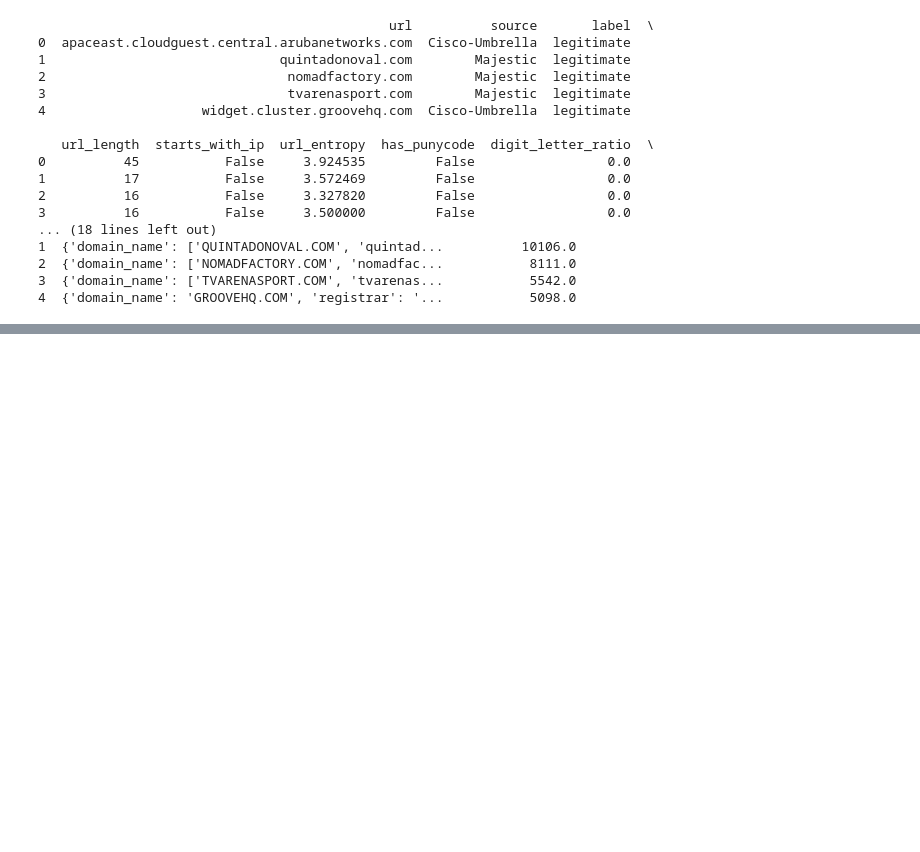
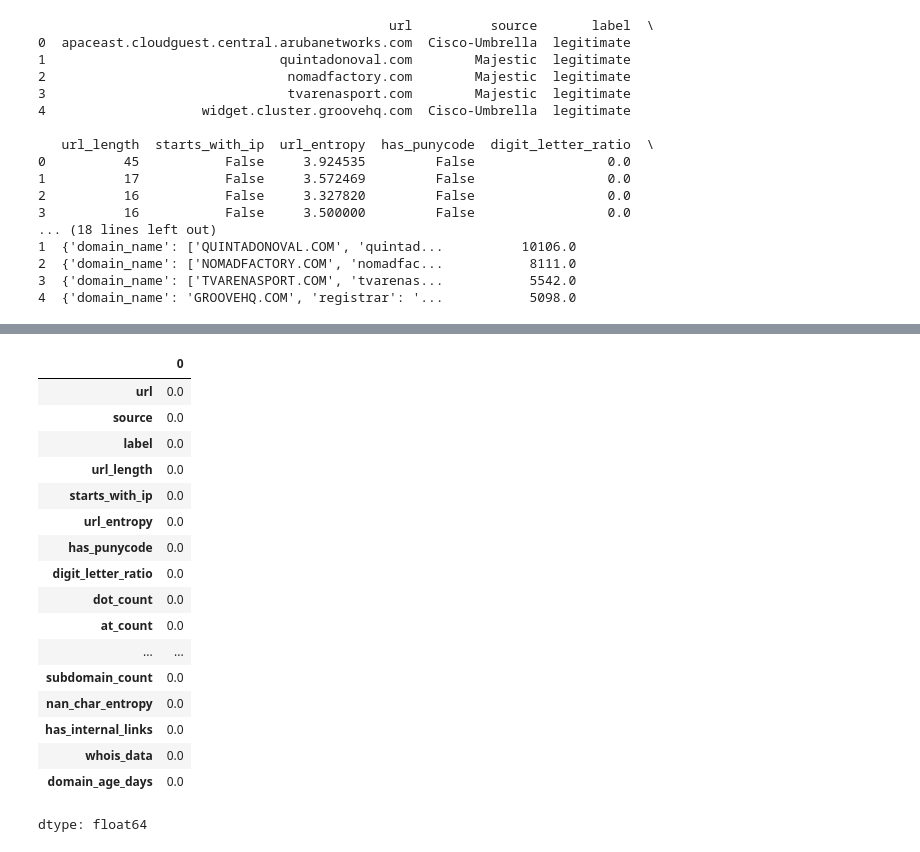
Before and after one commit to islak/phishing-detection, a Jupyter notebook: phishing.ipynb, the cells around one changed output, grey strips where cells are left out. Cells and saved outputs as stored; diff of their text form; code cells hidden in the pictures; blank space fills up the shorter version.

```diff
--- a/phishing.ipynb
+++ b/phishing.ipynb
@@ -63,0 +149,36 @@ print(df.head())
+# %%
+# fill missing whois with 'unknown' missing whois data is sus
+df['whois_data'].fillna('Unknown',inplace=True)
+# %%
+# fill domain_age_days with mean bc it is numerical data
+median_age = df['domain_age_days'].median()
+df['domain_age_days'].fillna(median_age,inplace=True)
+# %%
+# fill url w/ 'unknown'
+df['url'].fillna('Unknown URL',inplace=True)
+# %%
+# fll digit_letter_ratio with mean
+mean_digit_letter_ratio = df['digit_letter_ratio'].mean()
+df['digit_letter_ratio'].fillna(mean_digit_letter_ratio, inplace=True)
+# %%
+# verify no more missing vals:
+df.isnull().sum()/len(df) * 100
+# %% [output]
+|  | 0 |
+| url | 0.0 |
+| source | 0.0 |
+| label | 0.0 |
+| url_length | 0.0 |
+| starts_with_ip | 0.0 |
+| url_entropy | 0.0 |
+| has_punycode | 0.0 |
+| digit_letter_ratio | 0.0 |
+| dot_count | 0.0 |
+| at_count | 0.0 |
+| ... | ... |
+| subdomain_count | 0.0 |
+| nan_char_entropy | 0.0 |
+| has_internal_links | 0.0 |
+| whois_data | 0.0 |
+| domain_age_days | 0.0 |
+dtype: float64
```
Also changed, not shown: parts of 11 cells of this notebook.
